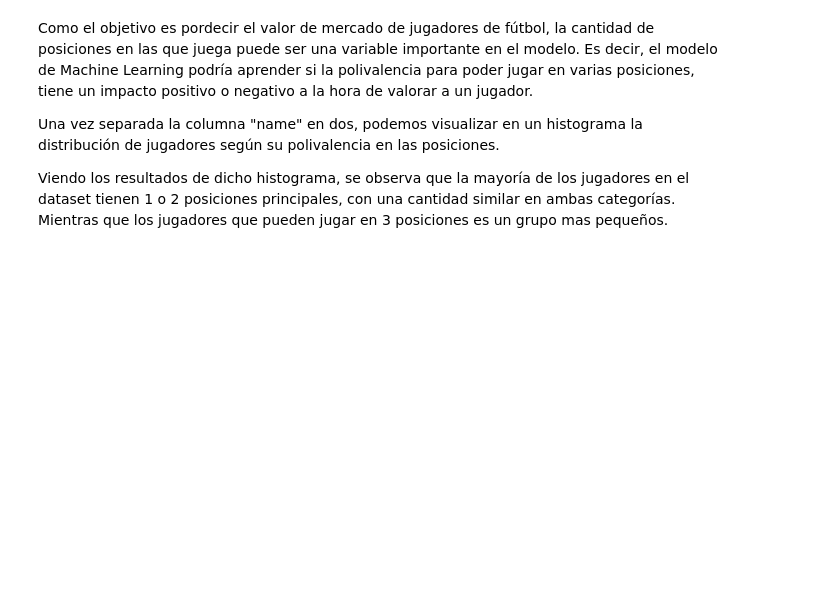
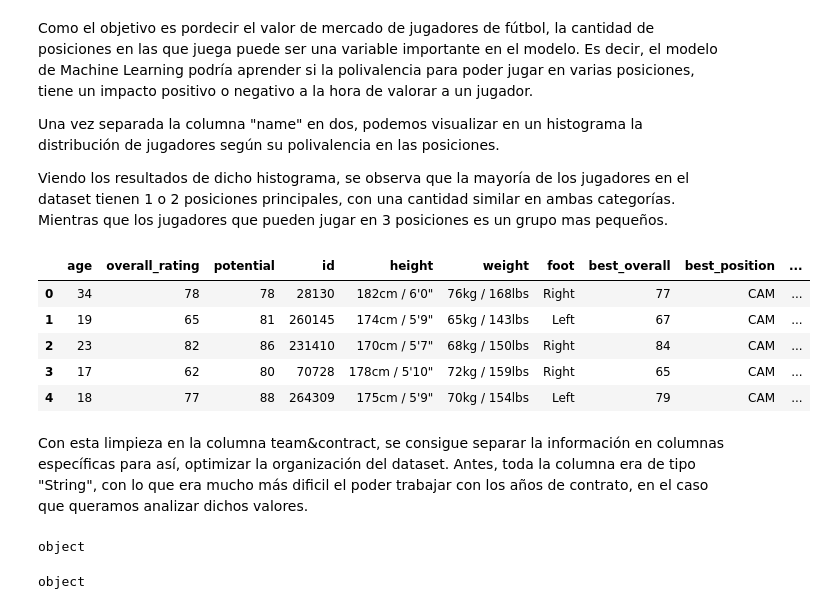
Before and after one commit to javierlara47/TFG, a Jupyter notebook: notebooks/machine_learning.ipynb, the cells around one changed output. Drawn from its saved outputs; the diff is of its cells as text; code cells hidden in the pictures; blank space fills up the shorter version.

```diff
--- a/notebooks/machine_learning.ipynb
+++ b/notebooks/machine_learning.ipynb
@@ -142,3 +142,35 @@ Como el objetivo es pordecir el valor de mercado de jugadores de fútbol, la can
 Una vez separada la columna "name" en dos, podemos visualizar en un histograma la distribución de jugadores según su polivalencia en las posiciones.
 
 Viendo los resultados de dicho histograma, se observa que la mayoría de los jugadores en el dataset tienen 1 o 2 posiciones principales, con una cantidad similar en ambas categorías. Mientras que los jugadores que pueden jugar en 3 posiciones es un grupo mas pequeños.
+# %%
+#Divido la columna en equipo y años de contrato
+df[['team', 'contract']] = df['team_&_contract'].str.split('\n', expand=True)
+
+#Creo una columna que almacena el año de inicio del contrato
+df['contract_start'] = df['contract'].str.split(' ~ ').str[0]
+#Creo una columna que almacena el año de finalizacion del contrato
+df['contract_end'] = df['contract'].str.split(' ~ ').str[-1]
+
+#En la columna contract_end puede haber texto adicional, por lo tanto se limpia dicha columna.
+#En el caso de que la columna tenga texto adicional (es decir que sea texto), me quedo con los ultimos 4 caracteres
+df['contract_end'] = df['contract_end'].apply(lambda x: x if x.isdigit() else x[-4:])
+df.drop(['team_&_contract', 'contract'], axis=1, inplace=True)
+
+df.head()
+# %% [output]
+|  | age | overall_rating | potential | id | height | weight | foot | best_overall | best_position | ... |
+| 0 | 34 | 78 | 78 | 28130 | 182cm / 6'0" | 76kg / 168lbs | Right | 77 | CAM | ... |
+| 1 | 19 | 65 | 81 | 260145 | 174cm / 5'9" | 65kg / 143lbs | Left | 67 | CAM | ... |
+| 2 | 23 | 82 | 86 | 231410 | 170cm / 5'7" | 68kg / 150lbs | Right | 84 | CAM | ... |
+| 3 | 17 | 62 | 80 | 70728 | 178cm / 5'10" | 72kg / 159lbs | Right | 65 | CAM | ... |
+| 4 | 18 | 77 | 88 | 264309 | 175cm / 5'9" | 70kg / 154lbs | Left | 79 | CAM | ... |
+# %% [markdown]
+Con esta limpieza en la columna team&contract, se consigue separar la información en columnas específicas para así, optimizar la organización del dataset. Antes, toda la columna era de tipo "String", con lo que era mucho más dificil el poder trabajar con los años de contrato, en el caso que queramos analizar dichos valores.
+# %%
+print(df['contract_start'].dtype)
+# %% [output]
+object
+# %%
+print(df['contract_end'].dtype)
+# %% [output]
+object
```
Also changed, not shown: parts of 6 cells of this notebook.
